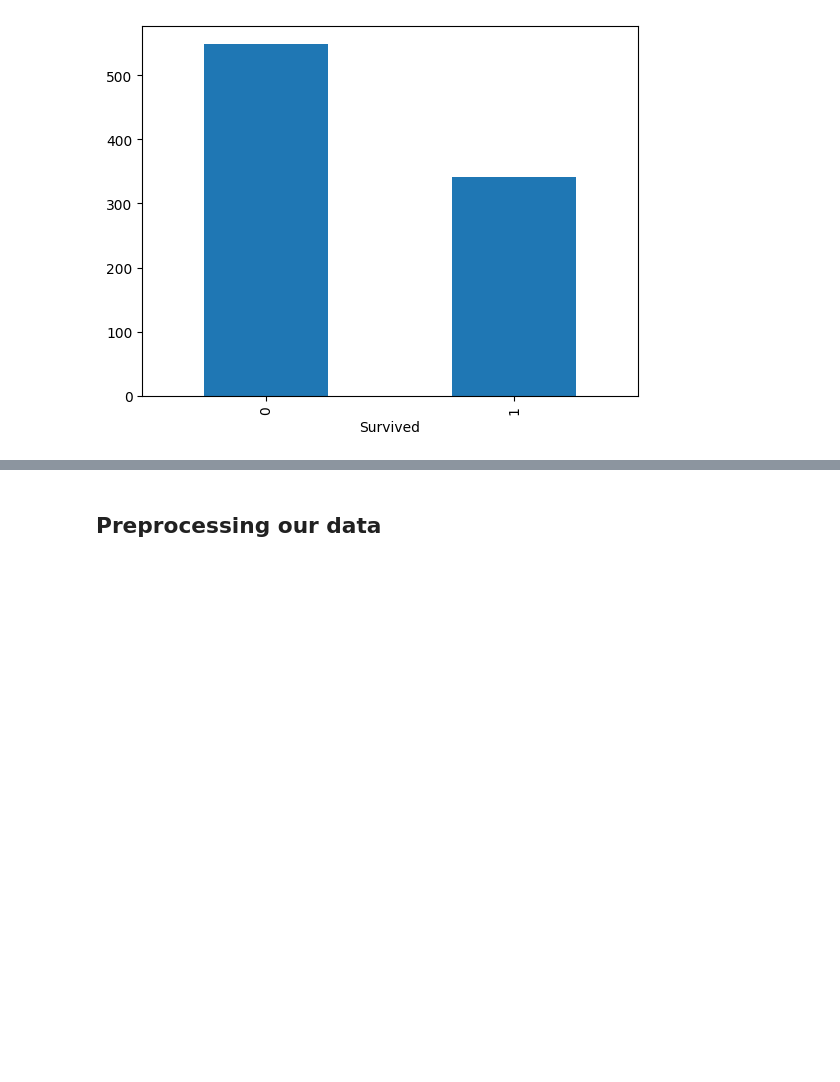
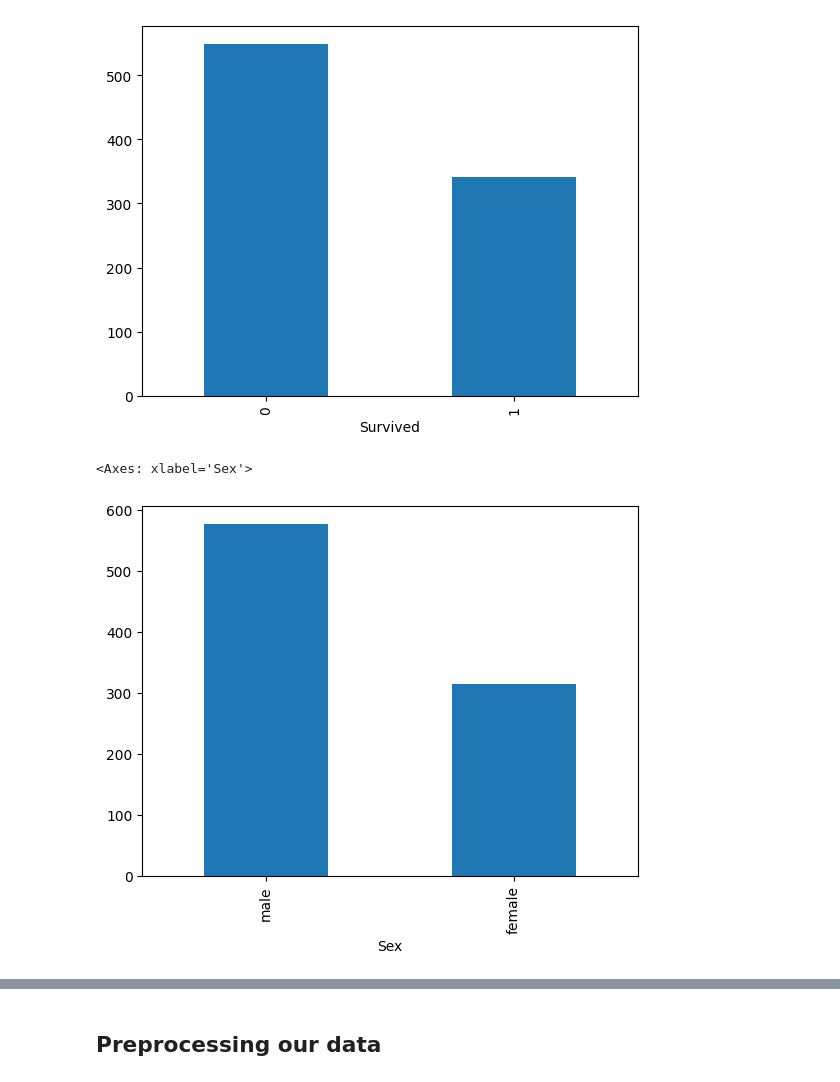
Before and after one commit to Ydv-Suman/Titanic_Survival_Prediction, a Jupyter notebook: Titanic.ipynb, the cells around one changed output, grey strips where cells are left out. Cells and saved outputs as stored; diff of their text form; code cells hidden in the pictures; blank space fills up the shorter version.

```diff
--- a/Titanic.ipynb
+++ b/Titanic.ipynb
@@ -73,3 +76,8 @@ print("1 = survived\n0 = didn't survive")
 1 = survived
 0 = didn't survive
 [figure]
+# %%
+train_df['Sex'].value_counts().plot.bar()
+# %% [output]
+<Axes: xlabel='Sex'>
+[figure, added]
```
Also changed, not shown: parts of 23 cells of this notebook, 1 other file.
